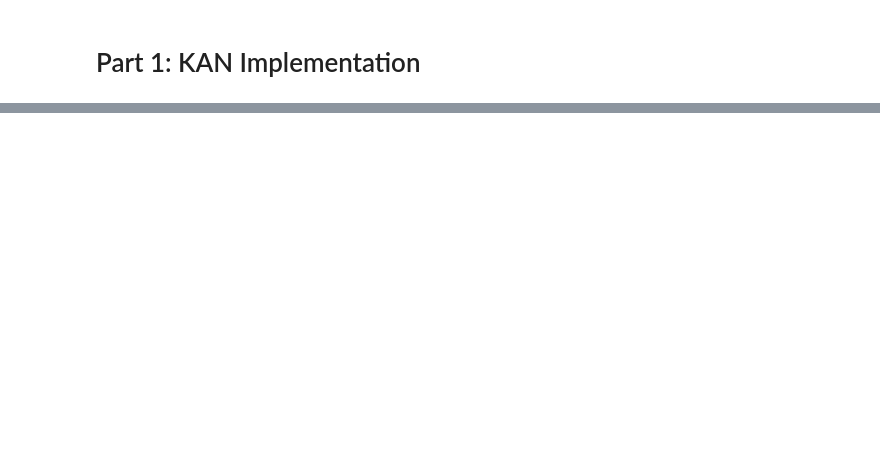
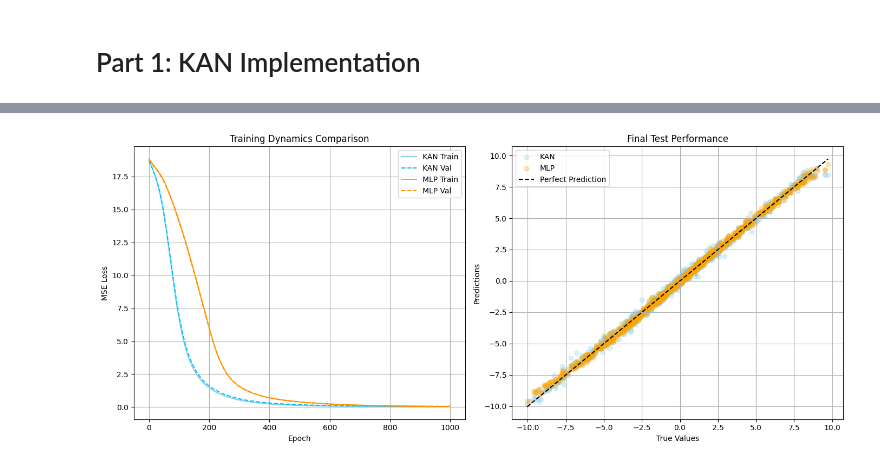
Before and after one commit to ebylmz/gtu-cse, a Jupyter notebook: cse655-deep-learning/hw04/Homework4_254201001054_Yilmaz_Emirkan_Burak.ipynb, the cells around one changed output, grey strips where cells are left out. Saved outputs shown, nothing was run; the diff lists cells and outputs as text; code cells hidden in the pictures; blank space fills up the shorter version.

```diff
--- a/cse655-deep-learning/hw04/Homework4_254201001054_Yilmaz_Emirkan_Burak.ipynb
+++ b/cse655-deep-learning/hw04/Homework4_254201001054_Yilmaz_Emirkan_Burak.ipynb
@@ -90,4 +95,18 @@ class KAN(nn.Module):
         x = torch.relu(x)  # Optional: Add fixed nonlinearity between KAN layers
         x = self.layer2(x)
         return x
+# %%
+class MLP(nn.Module):
+    def __init__(self, input_dim=2, hidden_dim=20, output_dim=1):
+        super().__init__()
+        self.net = nn.Sequential(
+            nn.Linear(input_dim, hidden_dim),
+            nn.ReLU(),
+            nn.Linear(hidden_dim, hidden_dim),
+            nn.ReLU(),
+            nn.Linear(hidden_dim, output_dim)
+        )
+
+    def forward(self, x):
+        return self.net(x)
 # %% [markdown]
@@ -174,0 +160,65 @@ plt.show()
+# %%
+# Generate and split data (60/20/20)
+X, y = generate_data()
+X_train, X_test, y_train, y_test = train_test_split(X, y, test_size=0.2, random_state=42)
+X_train, X_val, y_train, y_val = train_test_split(X_train, y_train, test_size=0.25, random_state=42)  # 0.25*0.8=0.2
+
+# Initialize models
+hidden_dim = 20
+kan = KAN(input_dim=2, hidden_dim=hidden_dim, num_knots=50)
+mlp = MLP(input_dim=2, hidden_dim=hidden_dim)
+
+# Train models with validation
+kan_train, kan_val, kan_time = train_model(kan, X_train, y_train, X_val, y_val)
+mlp_train, mlp_val, mlp_time = train_model(mlp, X_train, y_train, X_val, y_val)
+
+# Final evaluation on test set
+kan_test = evaluate_model(kan, X_test, y_test)
+mlp_test = evaluate_model(mlp, X_test, y_test)
+
+# Count parameters
+kan_params = sum(p.numel() for p in kan.parameters())
+mlp_params = sum(p.numel() for p in mlp.parameters())
+
+# Results
+print(f"\n{'Metric':<20} {'KAN':<10} {'MLP':<10}")
+print(f"{'-'*40}")
+print(f"{'Parameters':<20} {kan_params:<10} {mlp_params:<10}")
+print(f"{'Training Time (s)':<20} {kan_time:.2f} {mlp_time:.2f}")
+print(f"{'Final Train MSE':<20} {kan_train[-1]:.4f} {mlp_train[-1]:.4f}")
+print(f"{'Final Val MSE':<20} {kan_val[-1]:.4f} {mlp_val[-1]:.4f}")
+print(f"{'Test MSE':<20} {kan_test:.4f} {mlp_test:.4f}")
+
+# Plotting combined validation curves
+plt.figure(figsize=(14, 6))
+
+# Training Loss Comparison
+plt.subplot(1, 2, 1)
+plt.plot(kan_train, label='KAN Train', color='skyblue', linestyle='-')
+plt.plot(kan_val, label='KAN Val', color='deepskyblue', linestyle='--')
+plt.plot(mlp_train, label='MLP Train', color='orange', linestyle='-')
+plt.plot(mlp_val, label='MLP Val', color='darkorange', linestyle='--')
+plt.xlabel('Epoch')
+plt.ylabel('MSE Loss')
+plt.title('Training Dynamics Comparison')
+plt.legend()
+plt.grid(True)
+
+# Test Prediction Comparison
+plt.subplot(1, 2, 2)
+plt.scatter(y_test.numpy(), kan(X_test).detach().numpy(),
+            alpha=0.3, color='skyblue', label='KAN')
+plt.scatter(y_test.numpy(), mlp(X_test).detach().numpy(),
+            alpha=0.3, color='orange', label='MLP')
+plt.plot([y_test.min(), y_test.max()],
+         [y_test.min(), y_test.max()],
+         'k--', label='Perfect Prediction')
+plt.xlabel('True Values')
+plt.ylabel('Predictions')
+plt.title('Final Test Performance')
+plt.legend()
+plt.grid(True)
+
+plt.tight_layout()
+plt.show()
+# %% [output]
@@ -174,0 +232 @@ plt.show()
+[figure, added]
```
Also changed, not shown: parts of 10 cells of this notebook.
